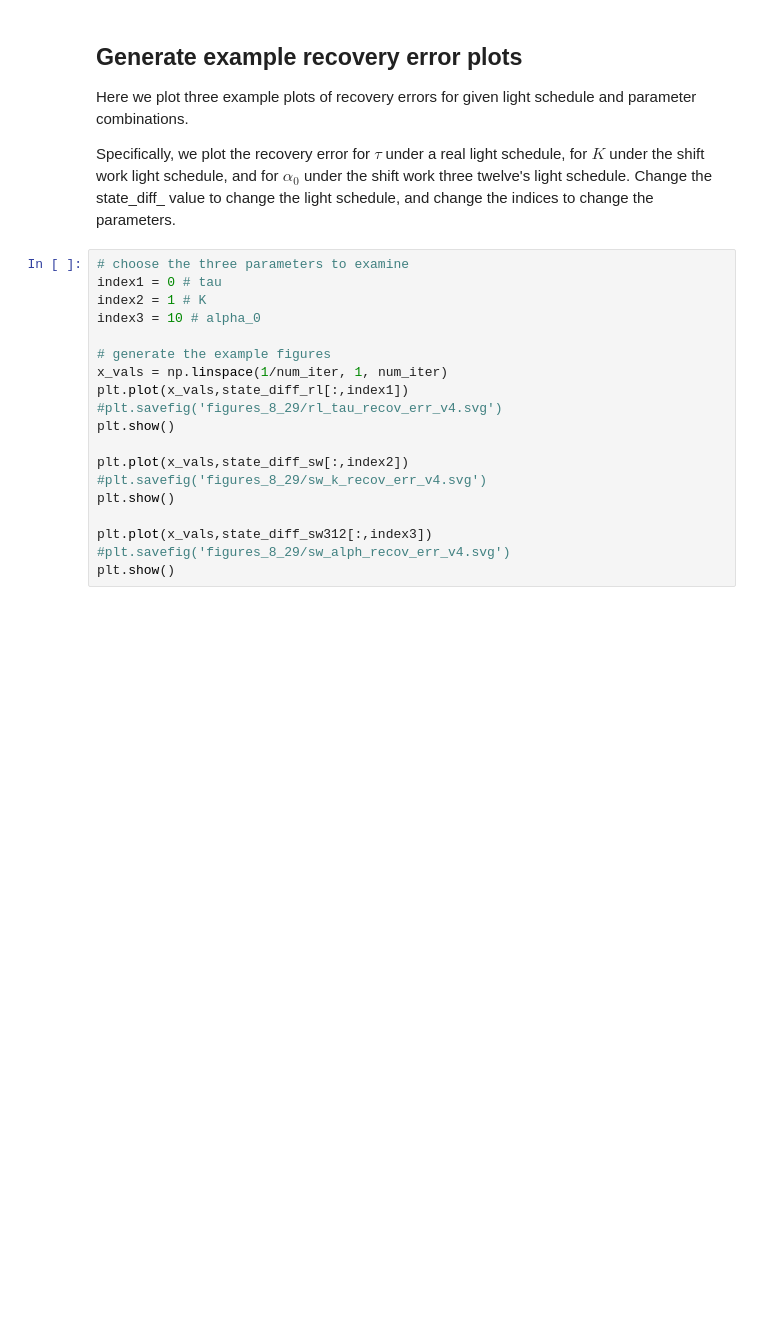
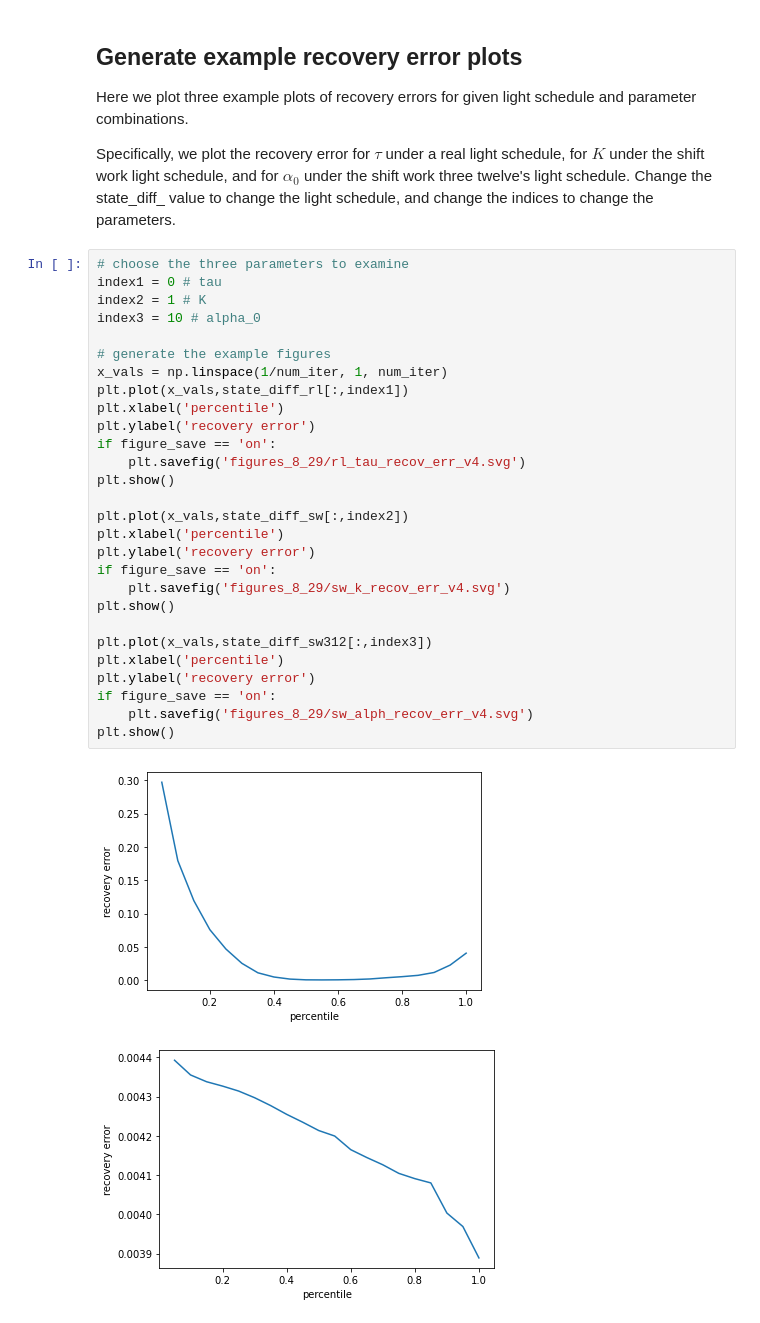
Before and after one commit to mayercl/sensitivity-analysis-, a Jupyter notebook: clean_figure5.ipynb, the cells around one changed output. Drawn from its saved outputs; the diff is of its cells as text; blank space fills up the shorter version.

```diff
--- a/clean_figure5.ipynb
+++ b/clean_figure5.ipynb
@@ -145,19 +168,31 @@ Specifically, we plot the recovery error for $\tau$ under a real light schedule,
 # %%
 # choose the three parameters to examine
 index1 = 0 # tau
 index2 = 1 # K
 index3 = 10 # alpha_0
 
 # generate the example figures
 x_vals = np.linspace(1/num_iter, 1, num_iter)
 plt.plot(x_vals,state_diff_rl[:,index1])
-#plt.savefig('figures_8_29/rl_tau_recov_err_v4.svg')
+plt.xlabel('percentile')
+plt.ylabel('recovery error')
+if figure_save == 'on':
+    plt.savefig('figures_8_29/rl_tau_recov_err_v4.svg')
 plt.show()
 
 plt.plot(x_vals,state_diff_sw[:,index2])
-#plt.savefig('figures_8_29/sw_k_recov_err_v4.svg')
+plt.xlabel('percentile')
+plt.ylabel('recovery error')
+if figure_save == 'on':
+    plt.savefig('figures_8_29/sw_k_recov_err_v4.svg')
 plt.show()
 
 plt.plot(x_vals,state_diff_sw312[:,index3])
-#plt.savefig('figures_8_29/sw_alph_recov_err_v4.svg')
+plt.xlabel('percentile')
+plt.ylabel('recovery error')
+if figure_save == 'on':
+    plt.savefig('figures_8_29/sw_alph_recov_err_v4.svg')
 plt.show()
+# %% [output]
+[figure, added]
+[figure, added]
```
Also changed, not shown: parts of 19 cells of this notebook, 2 other files.
